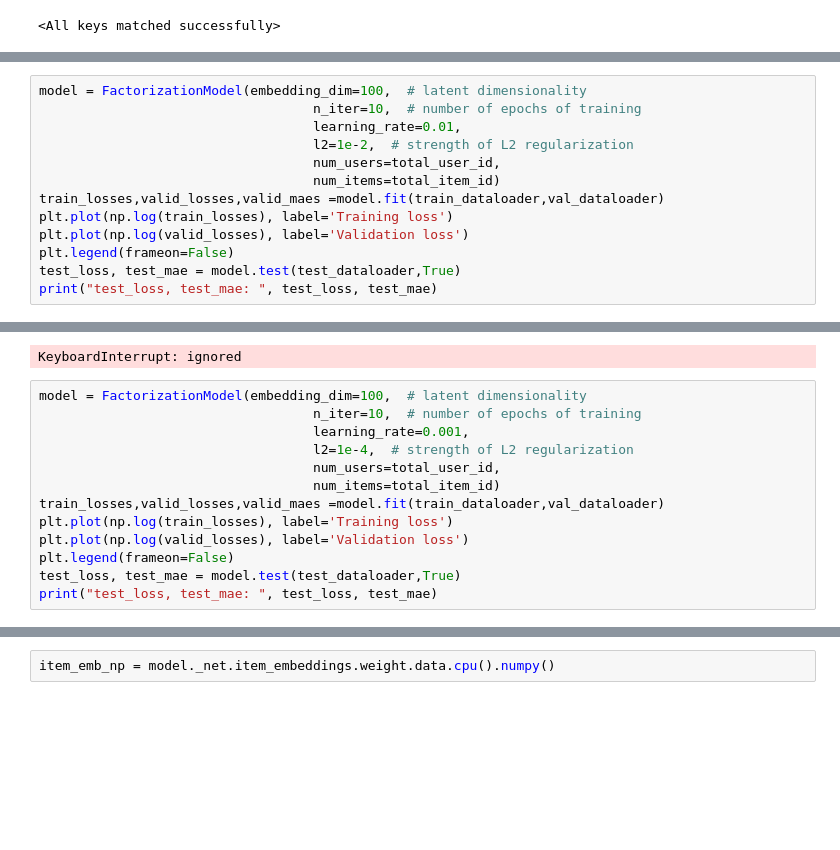
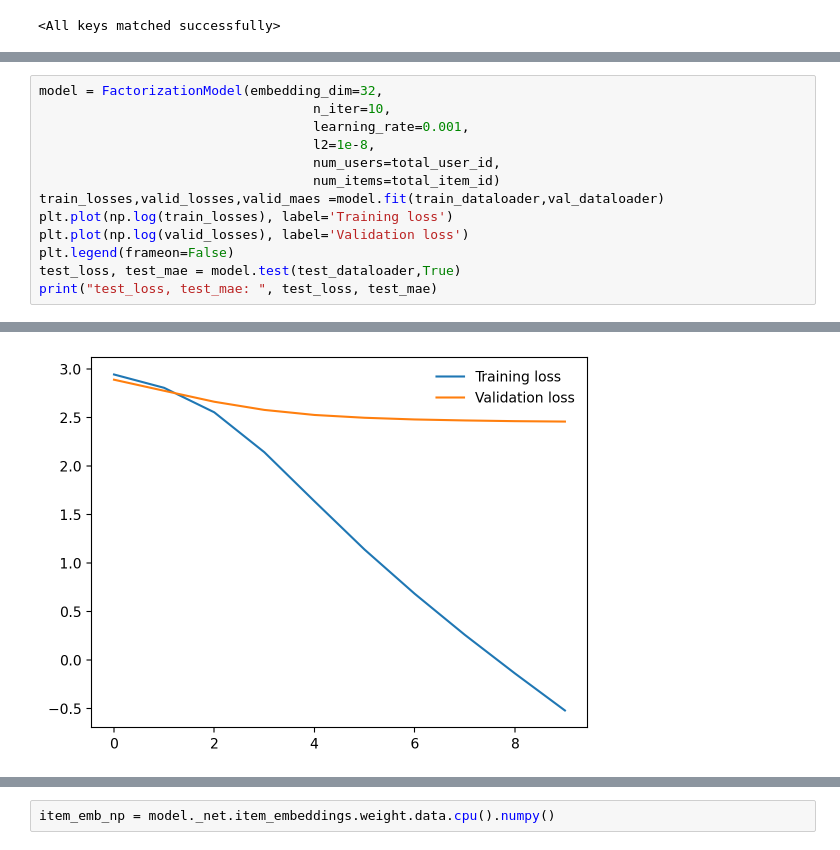
Before and after one commit to dhruv1220/Product-Recommendation-System, a Jupyter notebook: Product_Recommendation_System.ipynb, the cells around one changed output, grey strips where cells are left out. Drawn from its saved outputs; the diff is of its cells as text; blank space fills up the shorter version.

```diff
--- a/Product_Recommendation_System.ipynb
+++ b/Product_Recommendation_System.ipynb
@@ -512,8 +496,8 @@ RMSE: 4.012238525666454, MAE: 3.7695140838623047
 # %%
-model = FactorizationModel(embedding_dim=100,  # latent dimensionality
-                                   n_iter=10,  # number of epochs of training
-                                   learning_rate=0.01,
-                                   l2=1e-2,  # strength of L2 regularization
+model = FactorizationModel(embedding_dim=32,
+                                   n_iter=10,
+                                   learning_rate=0.001,
+                                   l2=1e-8,
                                    num_users=total_user_id,
                                    num_items=total_item_id)
 train_losses,valid_losses,valid_maes =model.fit(train_dataloader,val_dataloader)
@@ -536,15 +527,2 @@ Validation loss decreased (16.129366 --> 16.128026).  Saving model ...
-KeyboardInterrupt: ignored
+[figure, added]
-# %%
-model = FactorizationModel(embedding_dim=100,  # latent dimensionality
-                                   n_iter=10,  # number of epochs of training
-                                   learning_rate=0.001,
-                                   l2=1e-4,  # strength of L2 regularization
-                                   num_users=total_user_id,
-                                   num_items=total_item_id)
-train_losses,valid_losses,valid_maes =model.fit(train_dataloader,val_dataloader)
-plt.plot(np.log(train_losses), label='Training loss')
-plt.plot(np.log(valid_losses), label='Validation loss')
-plt.legend(frameon=False)
-test_loss, test_mae = model.test(test_dataloader,True)
-print("test_loss, test_mae: ", test_loss, test_mae)
 # %%
```
Also changed, not shown: parts of 41 cells of this notebook.
